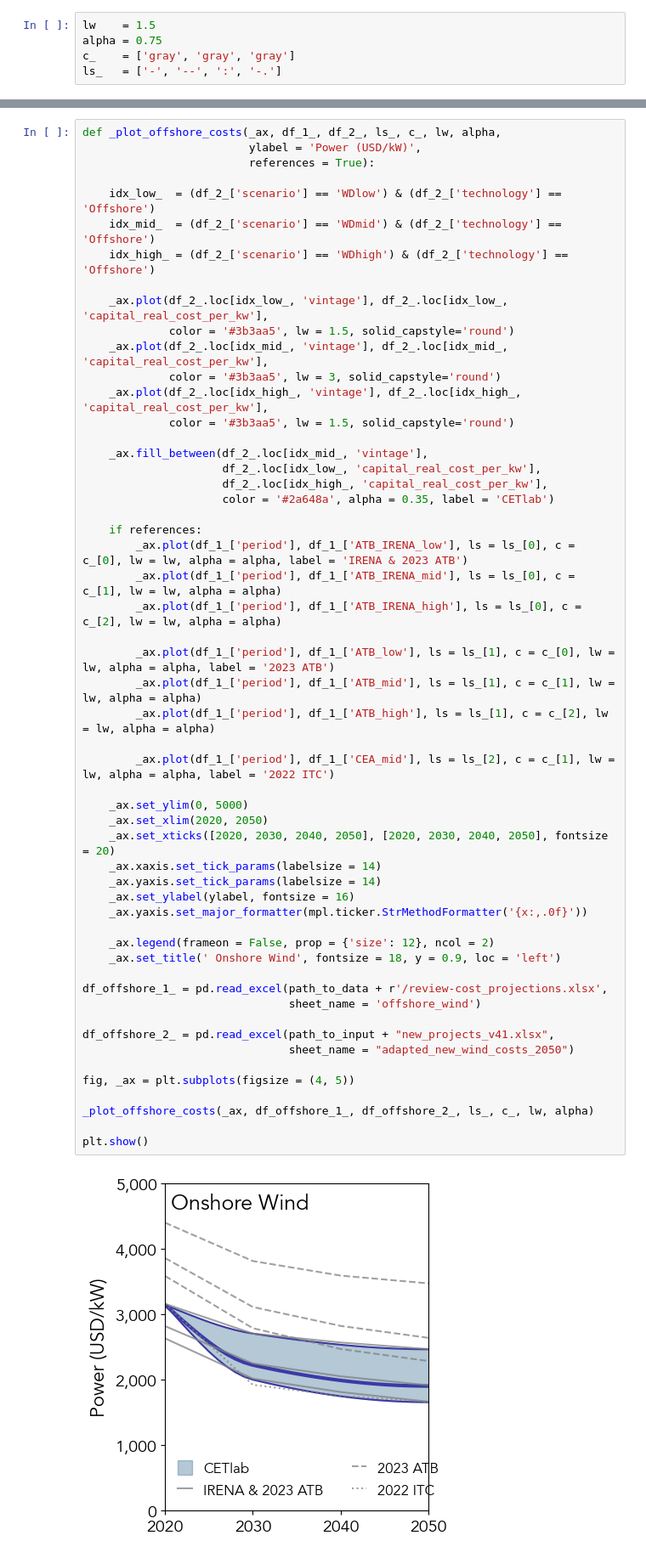
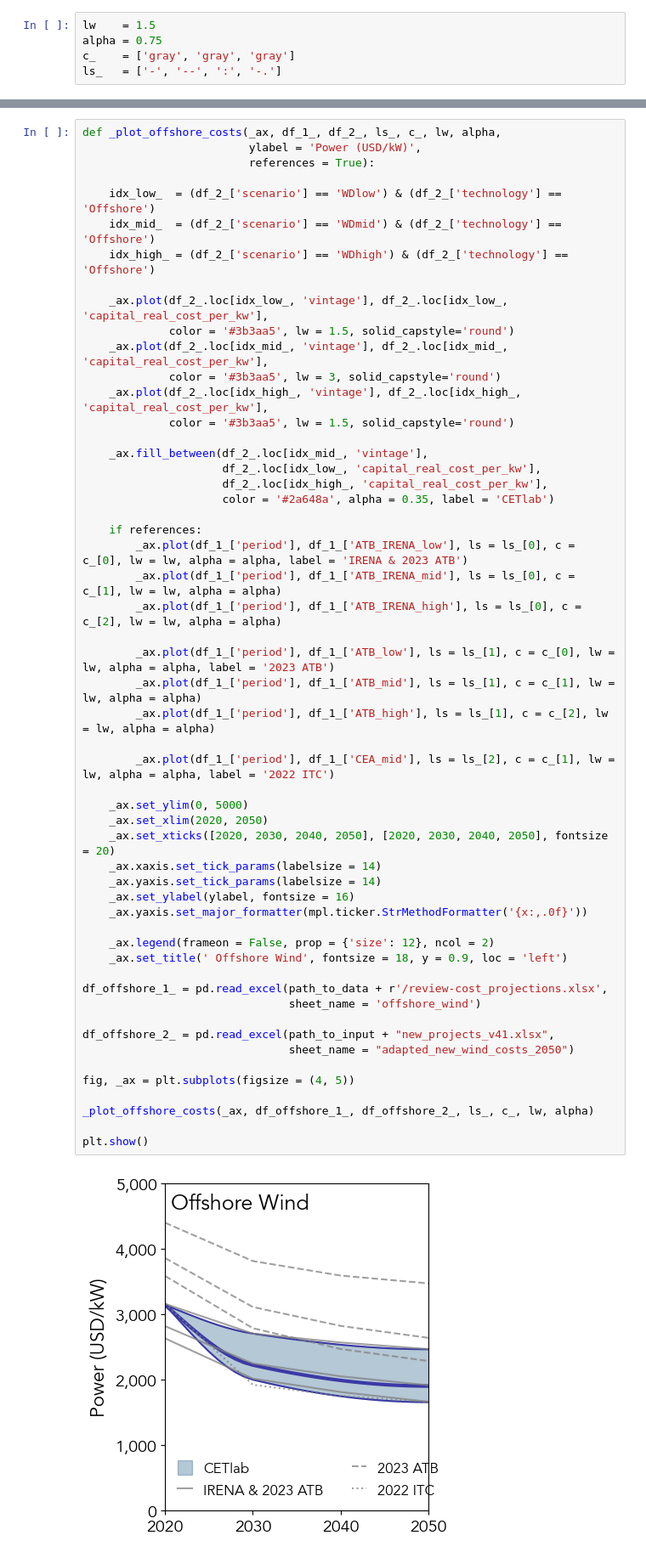
Before and after one commit to cetlab-ucsb/gridpath_india_viz, a Jupyter notebook: software/overview-technology_costs.ipynb, the cells around one changed output, grey strips where cells are left out. Shown at 85% size. Drawn from its saved outputs; the diff is of its cells as text.

```diff
--- a/software/overview-technology_costs.ipynb
+++ b/software/overview-technology_costs.ipynb
@@ -1038,35 +1038,35 @@ def _plot_offshore_costs(_ax, df_1_, df_2_, ls_, c_, lw, alpha,
         _ax.plot(df_1_['period'], df_1_['ATB_IRENA_high'], ls = ls_[0], c = c_[2], lw = lw, alpha = alpha)
 
         _ax.plot(df_1_['period'], df_1_['ATB_low'], ls = ls_[1], c = c_[0], lw = lw, alpha = alpha, label = '2023 ATB')
         _ax.plot(df_1_['period'], df_1_['ATB_mid'], ls = ls_[1], c = c_[1], lw = lw, alpha = alpha)
         _ax.plot(df_1_['period'], df_1_['ATB_high'], ls = ls_[1], c = c_[2], lw = lw, alpha = alpha)
 
         _ax.plot(df_1_['period'], df_1_['CEA_mid'], ls = ls_[2], c = c_[1], lw = lw, alpha = alpha, label = '2022 ITC')
 
     _ax.set_ylim(0, 5000)
     _ax.set_xlim(2020, 2050)
     _ax.set_xticks([2020, 2030, 2040, 2050], [2020, 2030, 2040, 2050], fontsize = 20)
     _ax.xaxis.set_tick_params(labelsize = 14)
     _ax.yaxis.set_tick_params(labelsize = 14)
     _ax.set_ylabel(ylabel, fontsize = 16)
     _ax.yaxis.set_major_formatter(mpl.ticker.StrMethodFormatter('{x:,.0f}'))
 
     _ax.legend(frameon = False, prop = {'size': 12}, ncol = 2)
-    _ax.set_title(' Onshore Wind', fontsize = 18, y = 0.9, loc = 'left')
+    _ax.set_title(' Offshore Wind', fontsize = 18, y = 0.9, loc = 'left')
 
 df_offshore_1_ = pd.read_excel(path_to_data + r'/review-cost_projections.xlsx',
                                sheet_name = 'offshore_wind')
 
 df_offshore_2_ = pd.read_excel(path_to_input + "new_projects_v41.xlsx",
                                sheet_name = "adapted_new_wind_costs_2050")
 
 fig, _ax = plt.subplots(figsize = (4, 5))
 
 _plot_offshore_costs(_ax, df_offshore_1_, df_offshore_2_, ls_, c_, lw, alpha)
 
 plt.show()
 # %% [output]
-[figure, old version]
+[figure, new version]
 # %%
 def _plot_bess_mw_costs(_ax, df_1_, df_2_, ls_, c_, lw, alpha,
                         ylabel = 'Power (USD/kW)',
```
Also changed, not shown: parts of 4 cells of this notebook, 12 other files.
